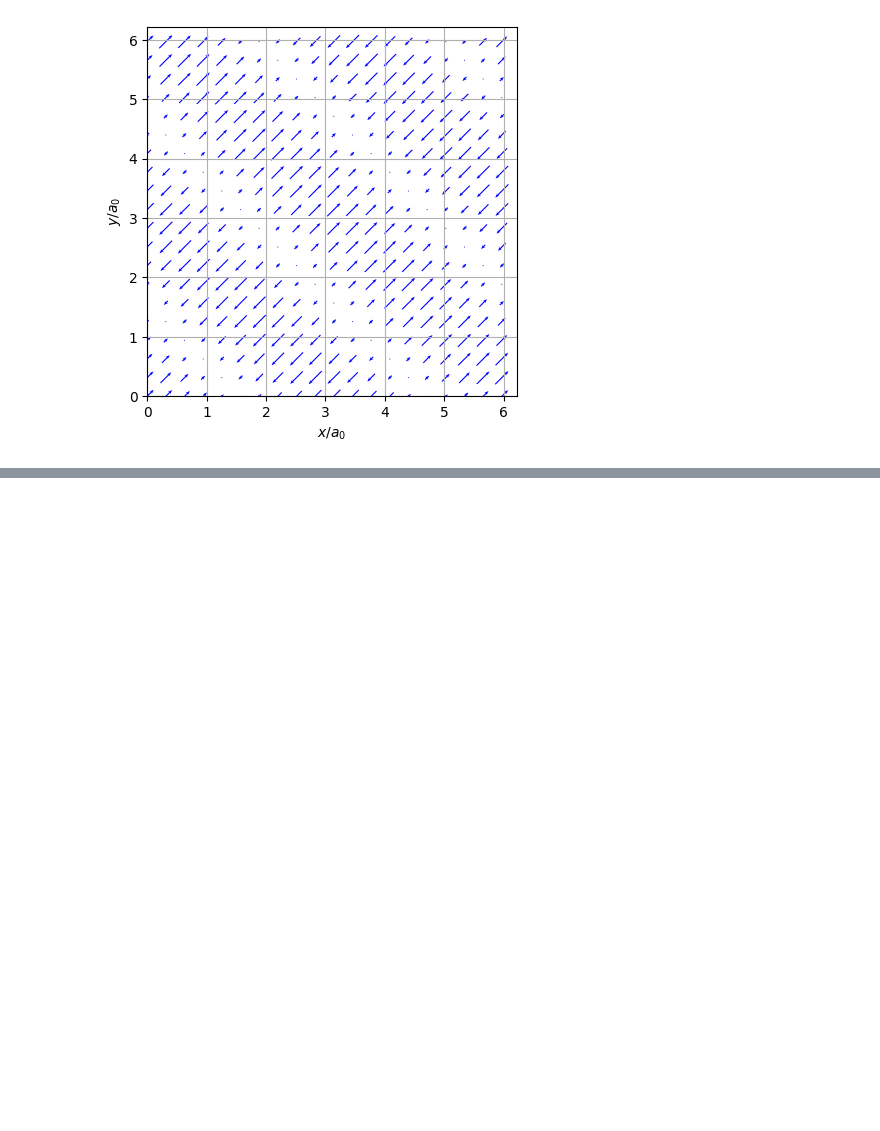
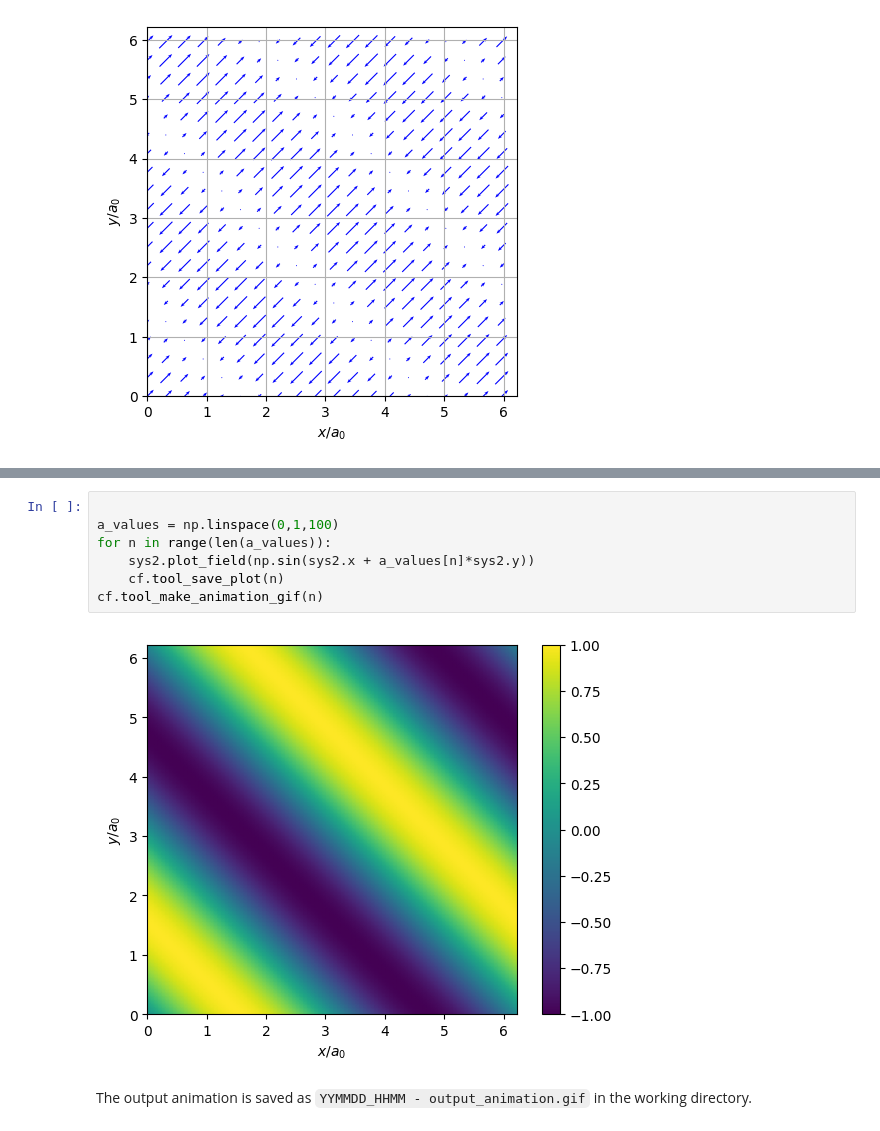
Before and after one commit to vidarsko/ComFiT, a Jupyter notebook: tutorial/base_system_basic_framework.ipynb, the cells around one changed output, grey strips where cells are left out. Saved outputs shown, nothing was run; the diff lists cells and outputs as text; blank space fills up the shorter version.

Commit message:
Added image and description of tutorial

```diff
--- a/tutorial/base_system_basic_framework.ipynb
+++ b/tutorial/base_system_basic_framework.ipynb
@@ -182,0 +193,11 @@ This is not a problem, and can be safely ignored.
+# %%
+
+a_values = np.linspace(0,1,100)
+for n in range(len(a_values)):
+    sys2.plot_field(np.sin(sys2.x + a_values[n]*sys2.y))
+    cf.tool_save_plot(n)
+cf.tool_make_animation_gif(n)
+# %% [output]
+[figure, added]
+# %% [markdown]
+The output animation is saved as `YYMMDD_HHMM - output_animation.gif` in the working directory.
```
Also changed, not shown: parts of 2 cells of this notebook, 3 other files.
